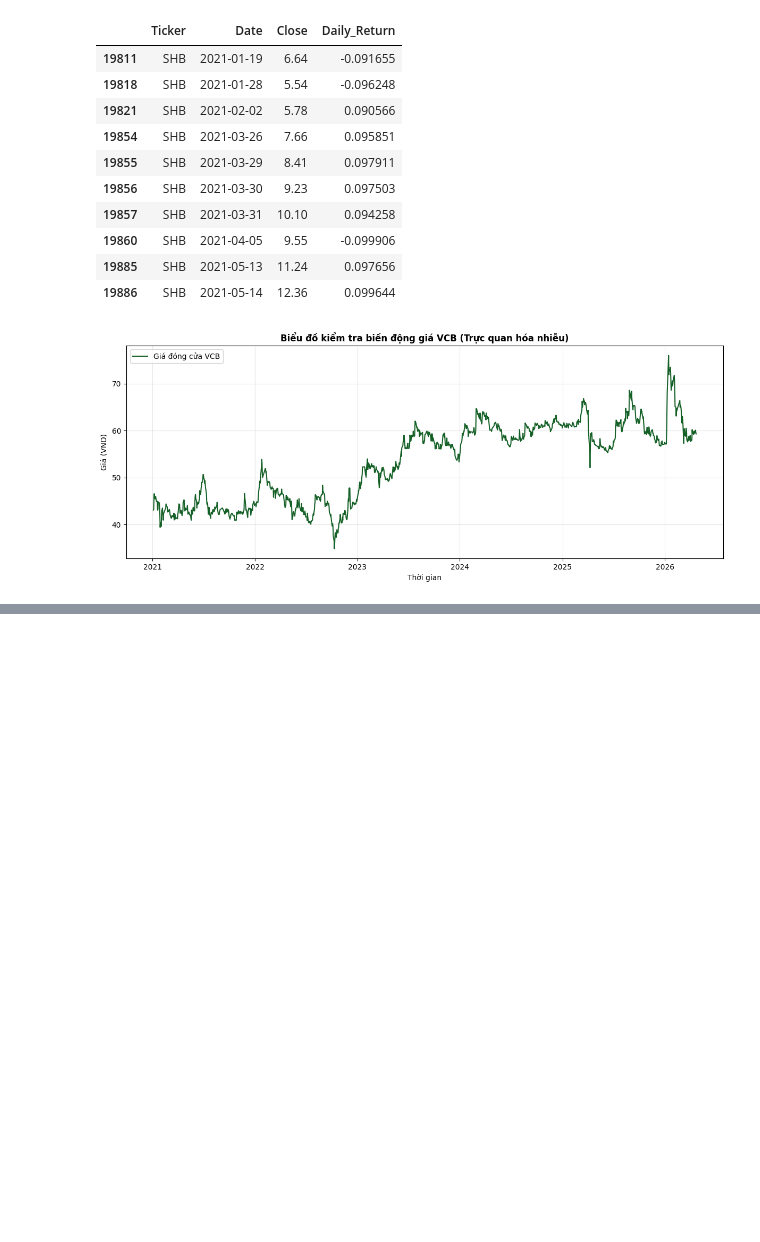
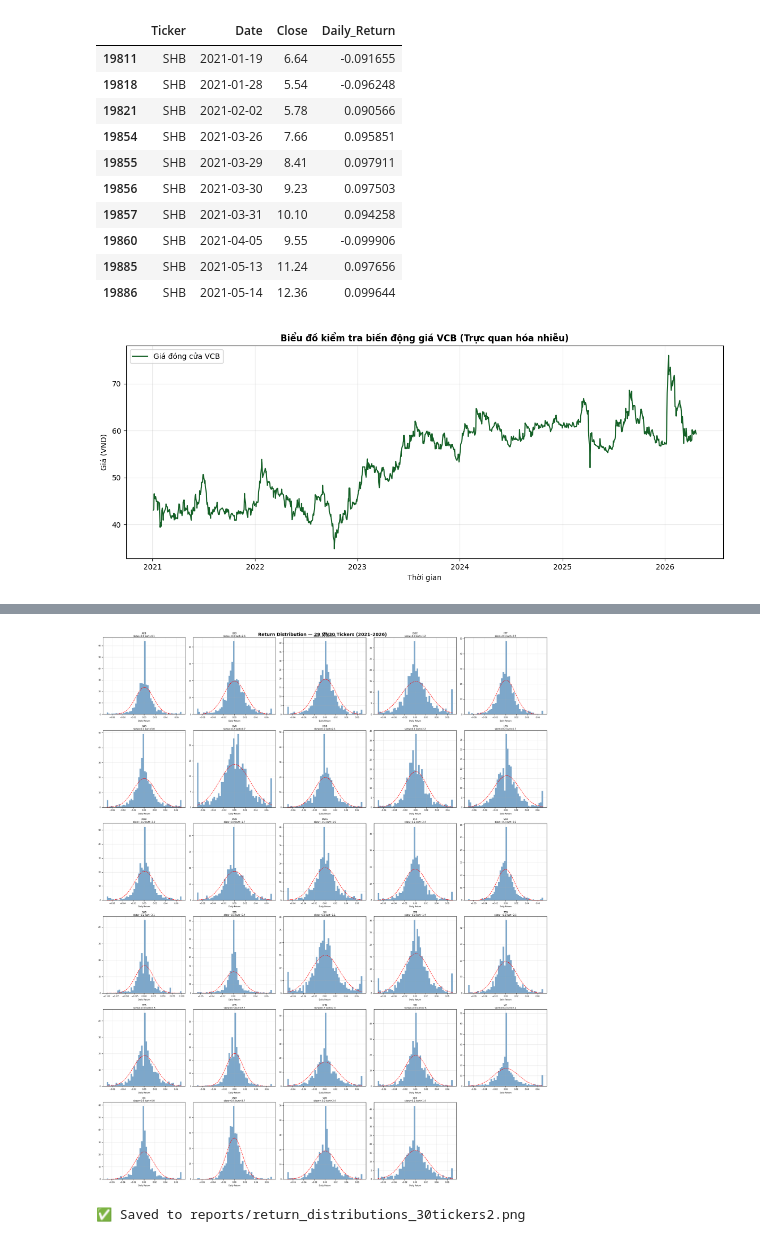
Before and after one commit to MCTGiang/vn-portfolio-optimizer, a Jupyter notebook: notebooks/07.Test_Streamlit.ipynb, the cells around one changed output, grey strips where cells are left out. Saved outputs shown, nothing was run; the diff lists cells and outputs as text; code cells hidden in the pictures; blank space fills up the shorter version.

```diff
--- a/notebooks/07.Test_Streamlit.ipynb
+++ b/notebooks/07.Test_Streamlit.ipynb
@@ -347,0 +609,49 @@ BÁO CÁO KIỂM TRA CHẤT LƯỢNG DỮ LIỆU (NGUỒN: KBS)
+# %%
+import matplotlib.pyplot as plt
+import matplotlib.gridspec as gridspec
+import sys
+sys.path.append('../src')
+from features import build_returns_matrix
+from data_loader import VN30_TICKERS
+import numpy as np
+from scipy import stats
+
+# Build returns matrix 30 mã
+matrix = build_returns_matrix(VN30_TICKERS, '2021-01-01', '2026-04-22')
+
+# Plot 30 histograms
+fig = plt.figure(figsize=(20, 25))
+fig.suptitle('Return Distribution — 29 VN30 Tickers (2021–2026)',
+             fontsize=14, fontweight='bold', y=0.98)
+
+for i, ticker in enumerate(VN30_TICKERS):
+    ax = fig.add_subplot(6, 5, i + 1)
+    ret = matrix[ticker].dropna()
+
+    # Histogram
+    ax.hist(ret, bins=50, color='steelblue', alpha=0.7, density=True)
+
+    # Normal distribution overlay
+    mu, sigma = ret.mean(), ret.std()
+    x = np.linspace(ret.min(), ret.max(), 100)
+    ax.plot(x, stats.norm.pdf(x, mu, sigma),
+            color='red', linewidth=1.2, linestyle='--')
+
+    # Skewness và kurtosis
+    skew = ret.skew()
+    kurt = ret.kurtosis()
+
+    ax.set_title(f'{ticker}\nskew={skew:.1f} kurt={kurt:.1f}',
+                 fontsize=7, pad=2)
+    ax.set_xlabel('Daily Return', fontsize=6)
+    ax.tick_params(labelsize=6)
+    ax.grid(True, alpha=0.3)
+
+plt.tight_layout()
+plt.savefig('../reports/return_distributions_30tickers2.png',
+            dpi=150, bbox_inches='tight')
+plt.show()
+print("✅ Saved to reports/return_distributions_30tickers2.png")
+# %% [output]
+[figure, added]
+✅ Saved to reports/return_distributions_30tickers2.png
```
Also changed, not shown: parts of 5 cells of this notebook, 4 other files.
